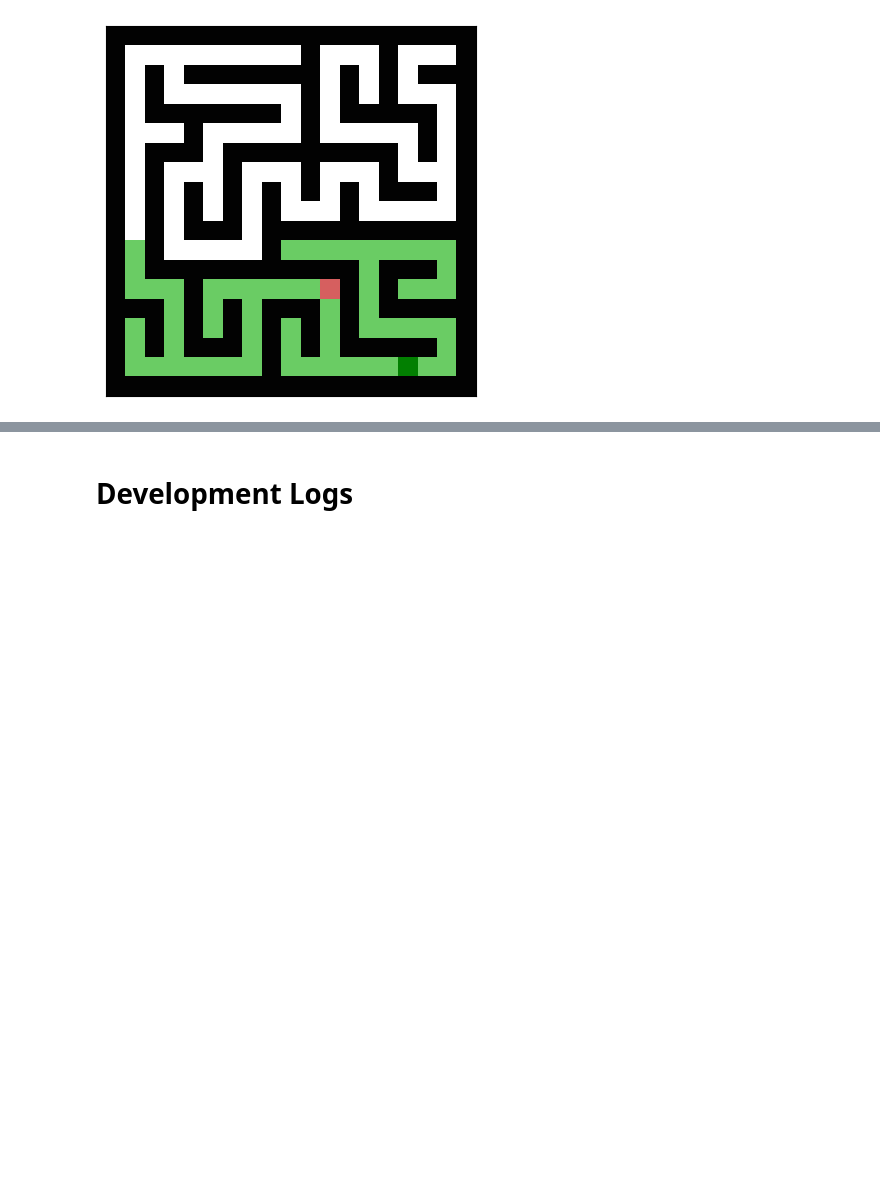
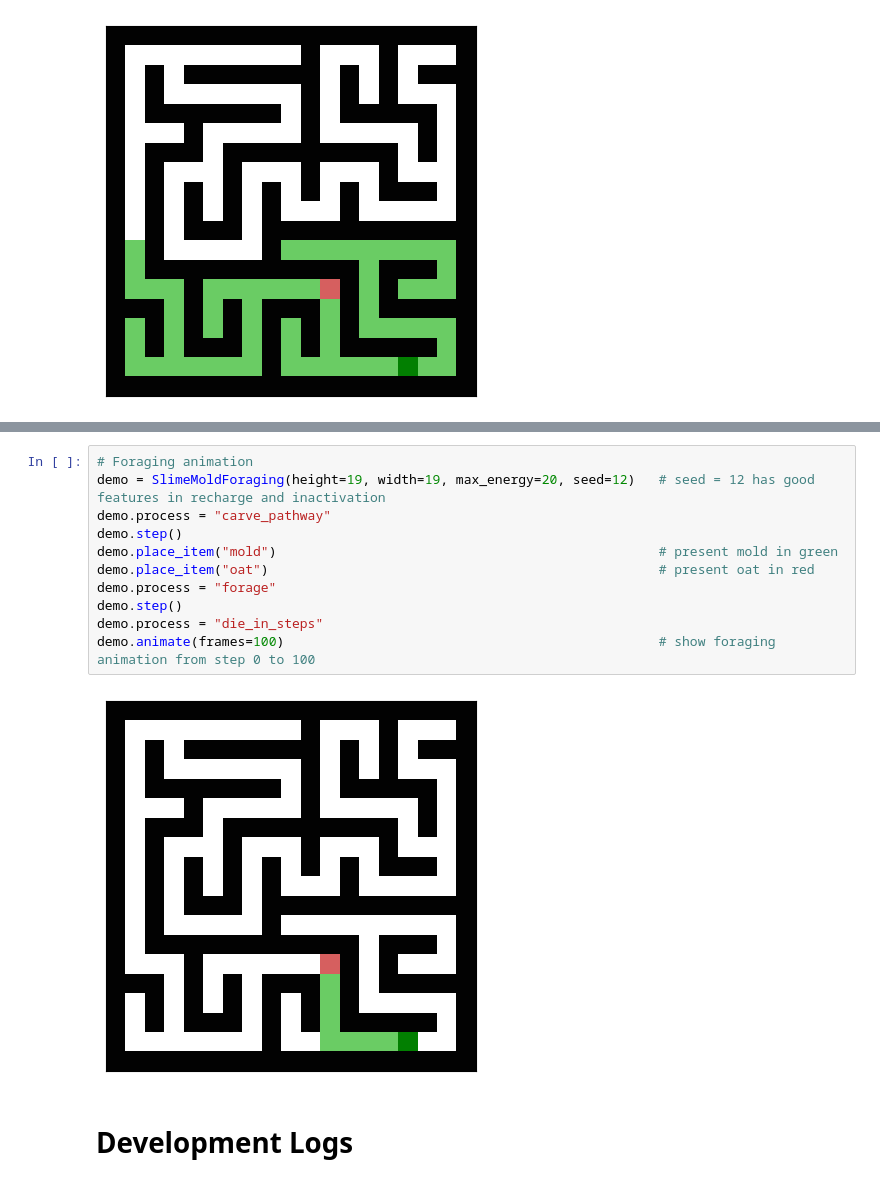
Before and after one commit to MengSunDom/CITS4403, a Jupyter notebook: CITS4403_29.ipynb, the cells around one changed output, grey strips where cells are left out. Drawn from its saved outputs; the diff is of its cells as text; blank space fills up the shorter version.

```diff
--- a/CITS4403_29.ipynb
+++ b/CITS4403_29.ipynb
@@ -471,3 +518,16 @@ demo.animate(frames=100)                                                # show f
+# %%
+# Foraging animation
+demo = SlimeMoldForaging(height=19, width=19, max_energy=20, seed=12)   # seed = 12 has good features in recharge and inactivation
+demo.process = "carve_pathway"
+demo.step()
+demo.place_item("mold")                                                 # present mold in green
+demo.place_item("oat")                                                  # present oat in red
+demo.process = "forage"
+demo.step()
+demo.process = "die_in_steps"
+demo.animate(frames=100)                                                # show foraging animation from step 0 to 100
+# %% [output]
+[figure, added]
 # %% [markdown]
 # Development Logs
 # %% [markdown]
```
Also changed, not shown: parts of 7 cells of this notebook.
